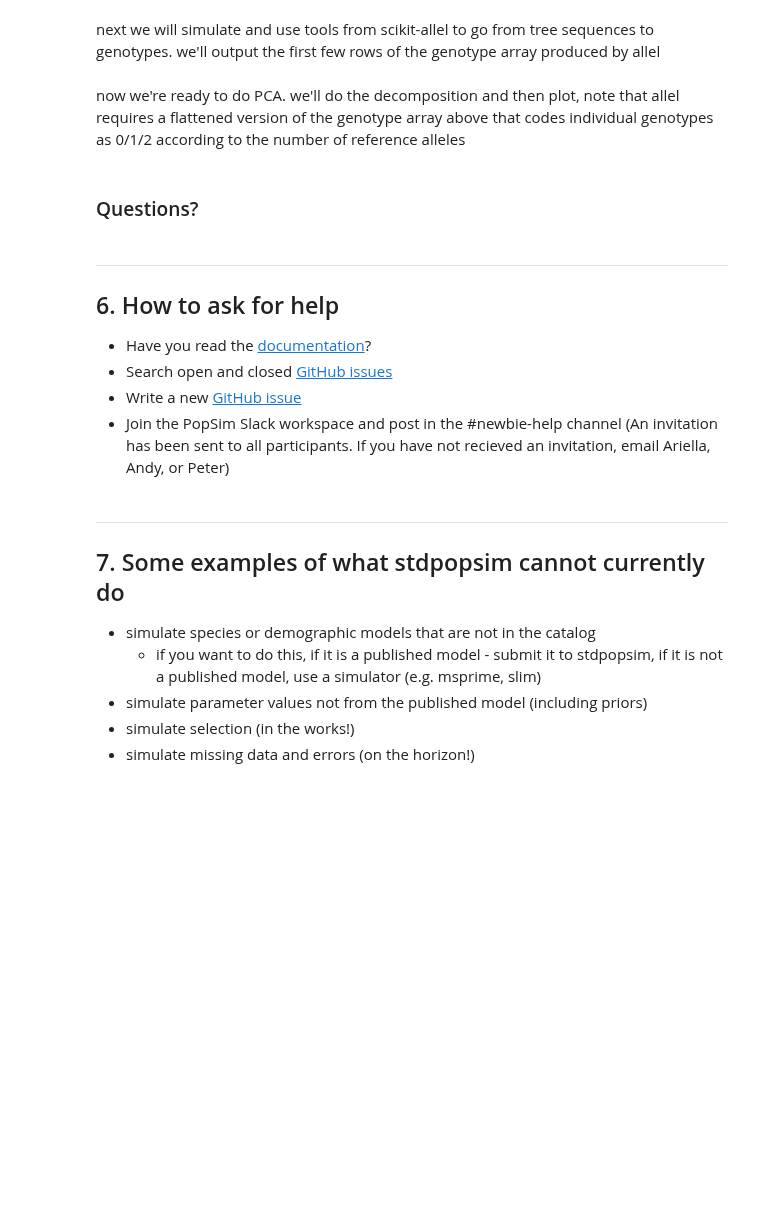
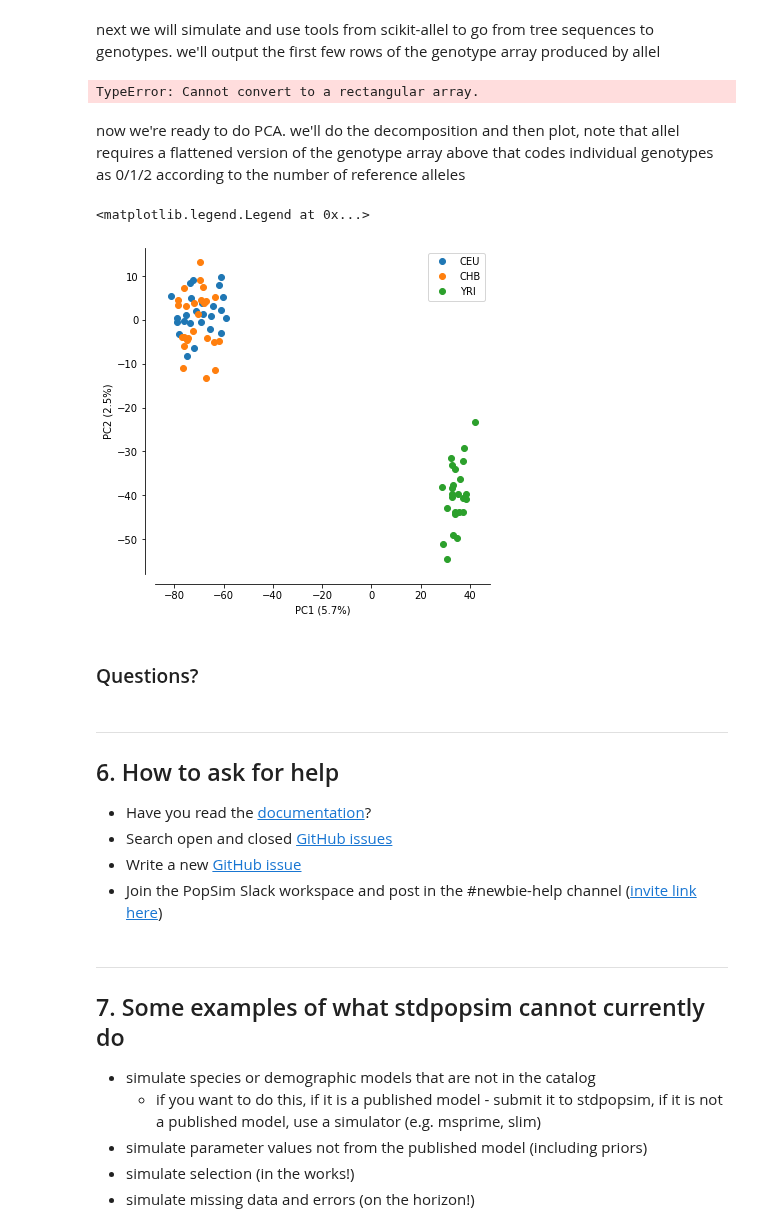
Before and after one commit to popsim-consortium/workshops, a Jupyter notebook: intro_stdpopsim/Intro_stdpopsim.ipynb, the cells around one changed output. Saved outputs shown, nothing was run; the diff lists cells and outputs as text; code cells hidden in the pictures; blank space fills up the shorter version.

```diff
--- a/intro_stdpopsim/Intro_stdpopsim.ipynb
+++ b/intro_stdpopsim/Intro_stdpopsim.ipynb
@@ -329,7 +525,7 @@ import stdpopsim
 
 species = stdpopsim.get_species("HomSap")
 model = species.get_demographic_model('OutOfAfrica_3G09')
-samples = model.get_samples(50, 50, 50)
+samples = {"YRI": 50, "CHB": 50, "CEU": 50}
 engine = stdpopsim.get_engine('msprime')
 contig = species.get_contig("chr22", length_multiplier=0.1)
 # %% [markdown]
@@ -339,27 +535,32 @@ ts = engine.simulate(model, contig, samples)
 haps = allel.HaplotypeArray(ts.genotype_matrix())
 gns = haps.to_genotypes(ploidy=2)
 gns
+# %% [output]
+TypeError: Cannot convert to a rectangular array.
 # %% [markdown]
 now we're ready to do PCA. we'll do the decomposition and then plot, note that allel requires a flattened version of the genotype array above that codes individual genotypes as 0/1/2 according to the number of reference alleles
 # %%
 
 def plot_pca_coords(coords, fitted, pc1, pc2, ax):
     x = coords[:, pc1]
     y = coords[:, pc2]
-    ax.plot(x[0:25], y[0:25], marker='o', linestyle=' ', label='YRI', markersize=6)
-    ax.plot(x[25:50], y[25:50], marker='o', linestyle=' ', label='CEU', markersize=6)
-    ax.plot(x[50:75], y[50:75], marker='o', linestyle=' ', label='CHB', markersize=6)
+    ax.plot(x[0:25], y[0:25], marker='o', linestyle=' ', label='CEU', markersize=6)
+    ax.plot(x[25:50], y[25:50], marker='o', linestyle=' ', label='CHB', markersize=6)
+    ax.plot(x[50:75], y[50:75], marker='o', linestyle=' ', label='YRI', markersize=6)
 
     ax.set_xlabel('PC%s (%.1f%%)' % (pc1+1, fitted.explained_variance_ratio_[pc1]*100))
     ax.set_ylabel('PC%s (%.1f%%)' % (pc2+1, fitted.explained_variance_ratio_[pc2]*100))
 
 
 fig, ax = plt.subplots(figsize=(6, 6))
 sns.despine(ax=ax, offset=10)
 
 coords, fitted = allel.pca(gns.to_n_ref())
 plot_pca_coords(coords, fitted, 0, 1, ax)
 ax.legend()
+# %% [output]
+<matplotlib.legend.Legend at 0x...>
+[figure, added]
 # %% [markdown]
 ### Questions?
 # %% [markdown]
@@ -368,7 +569,7 @@ ax.legend()
 - Have you read the [documentation](https://stdpopsim.readthedocs.io/en/stable/index.html)?
 - Search open and closed [GitHub issues](https://github.com/popsim-consortium/stdpopsim/issues?q=is%3Aissue)
 - Write a new [GitHub issue](https://github.com/popsim-consortium/stdpopsim/issues/new/choose)
-- Join the PopSim Slack workspace and post in the #newbie-help channel (An invitation has been sent to all participants. If you have not recieved an invitation, email Ariella, Andy, or Peter)
+- Join the PopSim Slack workspace and post in the #newbie-help channel ([invite link here](https://join.slack.com/t/popsimgroup/shared_invite/zt-1ql1axuk6-ymqHmu9NQJ1PqfZKFC6SzQ))
 # %% [markdown]
 ---------
 ## 7. Some examples of what stdpopsim cannot currently do
```
Also changed, not shown: parts of 26 cells of this notebook, 2 other files.
